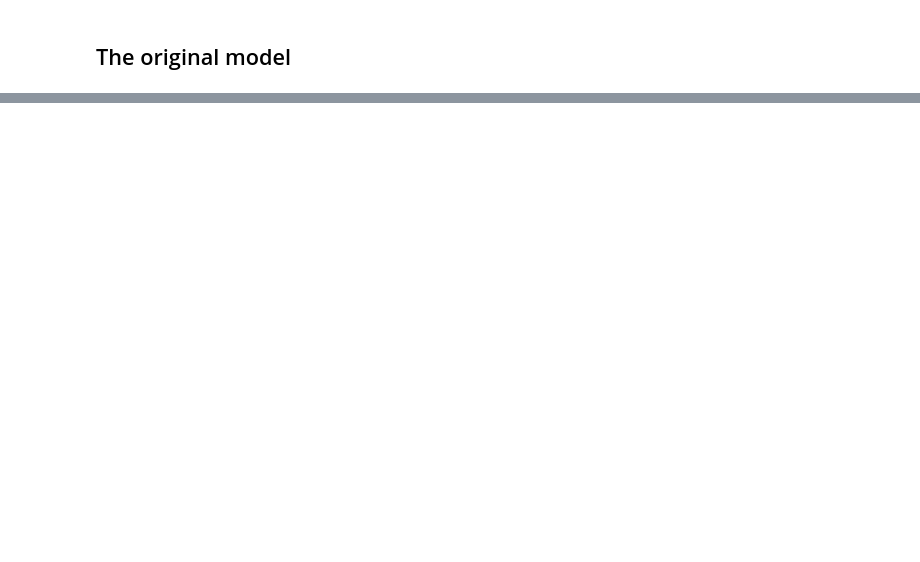
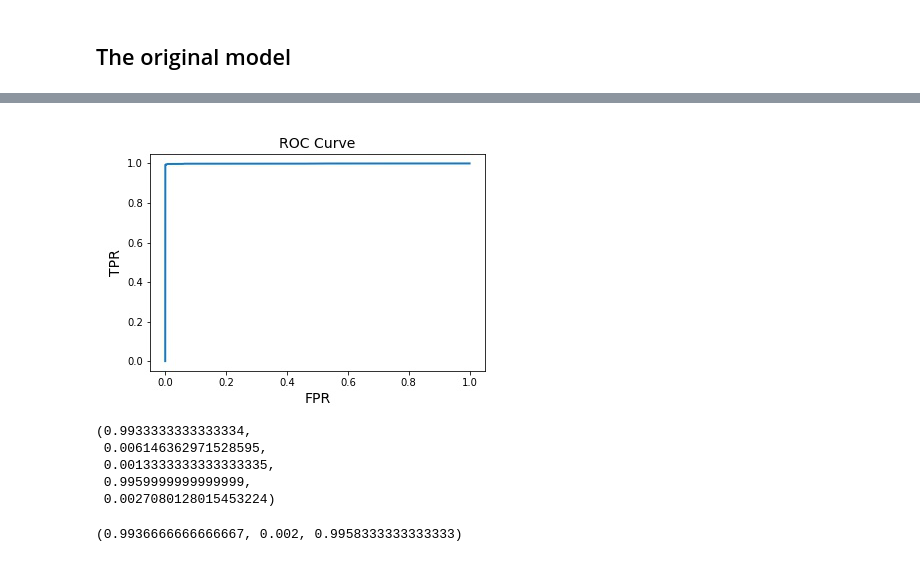
Before and after one commit to TreB1eN/InsightFace_Pytorch, a Jupyter notebook: evaluate_models_on_IJBC_and_ARFace.ipynb, the cells around one changed output, grey strips where cells are left out. Cells and saved outputs as stored; diff of their text form; code cells hidden in the pictures; blank space fills up the shorter version.

```diff
--- a/evaluate_models_on_IJBC_and_ARFace.ipynb
+++ b/evaluate_models_on_IJBC_and_ARFace.ipynb
@@ -281,7 +589,9 @@ trans.ToPILImage()(roc_curve_tensor)
 ## The original model
 # %%
 %%time
+learner.load_state(conf, 'ir_se50.pth', model_only=True, from_save_folder=True, strict=False, model_atten=False)
 cosines = learner.get_original_cosines(lfw, conf, tta=True)
 accuracy, best_threshold, roc_curve_tensor = learner.evaluate_and_plot_roc(cosines, lfw_issame, nrof_folds=10)
 print('lfw - accuray:{}, threshold:{}'.format(accuracy, best_threshold))
 trans.ToPILImage()(roc_curve_tensor)
+# %% [output]
@@ -287,0 +601 @@ trans.ToPILImage()(roc_curve_tensor)
+[figure, added]
@@ -293,0 +602,14 @@ trans.ToPILImage()(corrPlot)
+# %%
+calculate_val_by_diff(
+    thresholds='default', dist=(1 - cosines), actual_issame=lfw_issame,
+    far_target=0.001, ret_acc=True)
+# %% [output]
+(0.9933333333333334,
+ 0.006146362971528595,
+ 0.0013333333333333335,
+ 0.9959999999999999,
+ 0.0027080128015453224)
+# %%
+calculate_val_far((1 - 0.28250000000000103), (1 - cosines), lfw_issame, ret_acc=True)
+# %% [output]
+(0.9936666666666667, 0.002, 0.9958333333333333)
```
Also changed, not shown: parts of 38 cells of this notebook, 1 other file.
